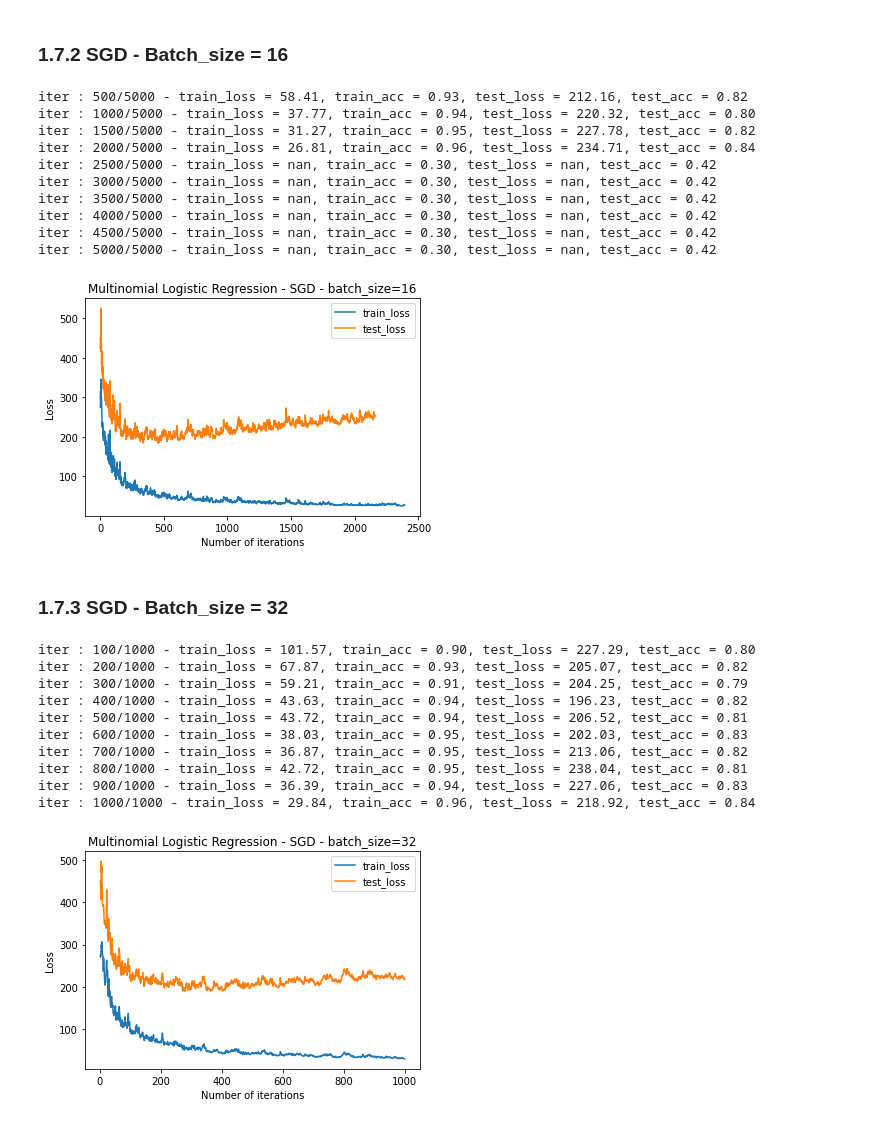
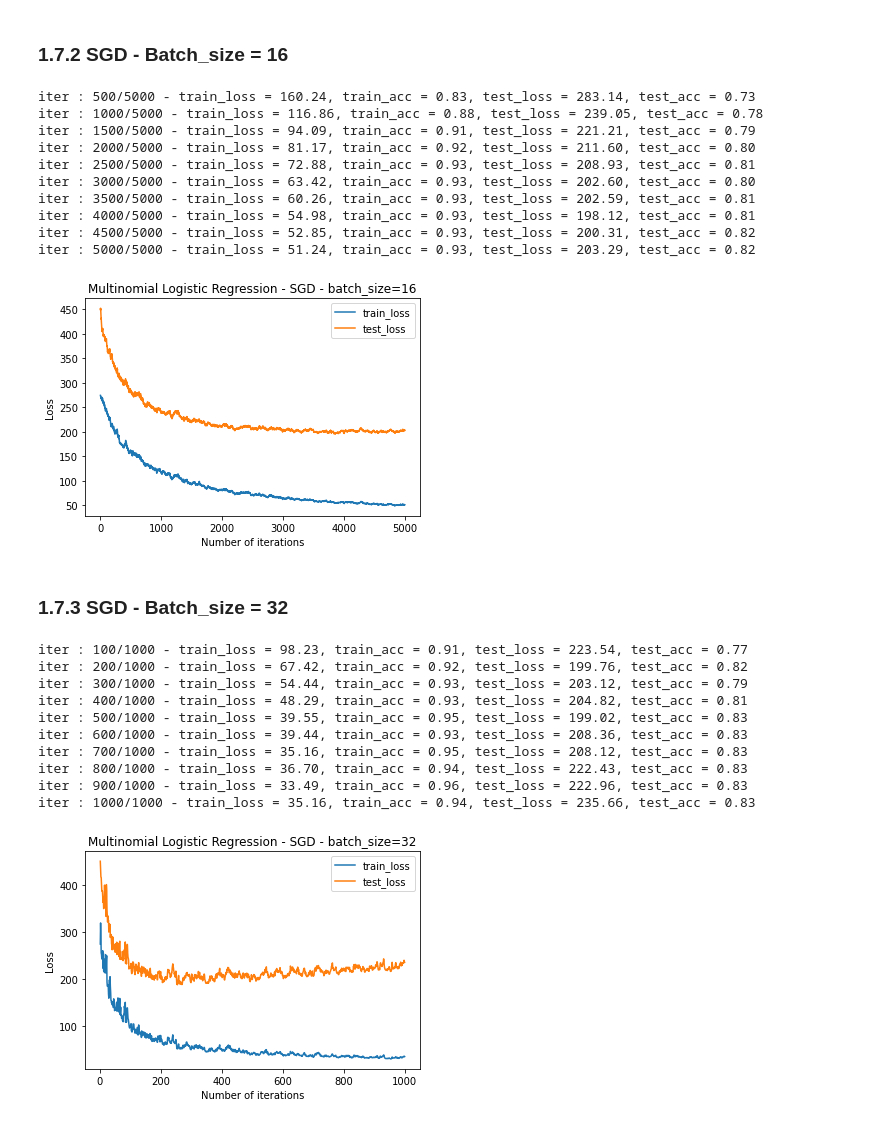
Before and after one commit to emarazz/siml_2019, a Jupyter notebook: H1/notebook.ipynb, the cells around one changed output. Drawn from its saved outputs; the diff is of its cells as text; code cells hidden in the pictures.

```diff
--- a/H1/notebook.ipynb
+++ b/H1/notebook.ipynb
@@ -17,7 +14,7 @@ test = np.genfromtxt('./data/testing.csv', delimiter=',')
 
 # Training data params
 n_classes = 4 # Number of classes
-n_features = 27 # Number of features
+n_features = train.shape[1]-1 # Number of features
 # %%
 # Divide the training data set
 x_train, x_test = train[:,1:], test[:,1:]
@@ -88,30 +120,30 @@ iter : 5000/5000 - train_loss = 60.87, train_acc = 0.93, test_loss = 196.04, tes
 ### 1.7.2 SGD - Batch_size = 16
 # %%
 max_iters = 5000 # Maximum number of iterations
-alpha = 0.001 # Learning rate
+alpha = 0.0001 # Learning rate
 theta_0 = np.zeros((n_features ,n_classes)) # Weights initialization
 batch_size = 16 # Batch size
 
 losses_train, losses_test, thetas = stochastic_gradient_descent(y_train, x_train, y_test, x_test, theta_0, max_iters, alpha, batch_size=batch_size, print_res_each=500)
 
 plt.plot(range(1,len(losses_train)+1), losses_train, label='train_loss')
 plt.plot(range(1,len(losses_test)+1), losses_test, label = 'test_loss')
 plt.xlabel('Number of iterations')
 plt.ylabel('Loss')
 plt.title('Multinomial Logistic Regression - SGD - batch_size={}'.format(batch_size))
 plt.legend();
 # %% [output]
-iter : 500/5000 - train_loss = 58.41, train_acc = 0.93, test_loss = 212.16, test_acc = 0.82
-iter : 1000/5000 - train_loss = 37.77, train_acc = 0.94, test_loss = 220.32, test_acc = 0.80
-iter : 1500/5000 - train_loss = 31.27, train_acc = 0.95, test_loss = 227.78, test_acc = 0.82
-iter : 2000/5000 - train_loss = 26.81, train_acc = 0.96, test_loss = 234.71, test_acc = 0.84
-iter : 2500/5000 - train_loss = nan, train_acc = 0.30, test_loss = nan, test_acc = 0.42
-iter : 3000/5000 - train_loss = nan, train_acc = 0.30, test_loss = nan, test_acc = 0.42
-iter : 3500/5000 - train_loss = nan, train_acc = 0.30, test_loss = nan, test_acc = 0.42
-iter : 4000/5000 - train_loss = nan, train_acc = 0.30, test_loss = nan, test_acc = 0.42
-iter : 4500/5000 - train_loss = nan, train_acc = 0.30, test_loss = nan, test_acc = 0.42
-iter : 5000/5000 - train_loss = nan, train_acc = 0.30, test_loss = nan, test_acc = 0.42
+iter : 500/5000 - train_loss = 160.24, train_acc = 0.83, test_loss = 283.14, test_acc = 0.73
+iter : 1000/5000 - train_loss = 116.86, train_acc = 0.88, test_loss = 239.05, test_acc = 0.78
+iter : 1500/5000 - train_loss = 94.09, train_acc = 0.91, test_loss = 221.21, test_acc = 0.79
+iter : 2000/5000 - train_loss = 81.17, train_acc = 0.92, test_loss = 211.60, test_acc = 0.80
+iter : 2500/5000 - train_loss = 72.88, train_acc = 0.93, test_loss = 208.93, test_acc = 0.81
+iter : 3000/5000 - train_loss = 63.42, train_acc = 0.93, test_loss = 202.60, test_acc = 0.80
+iter : 3500/5000 - train_loss = 60.26, train_acc = 0.93, test_loss = 202.59, test_acc = 0.81
+iter : 4000/5000 - train_loss = 54.98, train_acc = 0.93, test_loss = 198.12, test_acc = 0.81
+iter : 4500/5000 - train_loss = 52.85, train_acc = 0.93, test_loss = 200.31, test_acc = 0.82
+iter : 5000/5000 - train_loss = 51.24, train_acc = 0.93, test_loss = 203.29, test_acc = 0.82
-[figure, old version]
+[figure, new version]
 # %% [markdown]
 ### 1.7.3 SGD - Batch_size = 32
 # %%
@@ -129,14 +161,14 @@ plt.ylabel('Loss')
 plt.title('Multinomial Logistic Regression - SGD - batch_size={}'.format(batch_size))
 plt.legend();
 # %% [output]
-iter : 100/1000 - train_loss = 101.57, train_acc = 0.90, test_loss = 227.29, test_acc = 0.80
-iter : 200/1000 - train_loss = 67.87, train_acc = 0.93, test_loss = 205.07, test_acc = 0.82
-iter : 300/1000 - train_loss = 59.21, train_acc = 0.91, test_loss = 204.25, test_acc = 0.79
-iter : 400/1000 - train_loss = 43.63, train_acc = 0.94, test_loss = 196.23, test_acc = 0.82
-iter : 500/1000 - train_loss = 43.72, train_acc = 0.94, test_loss = 206.52, test_acc = 0.81
-iter : 600/1000 - train_loss = 38.03, train_acc = 0.95, test_loss = 202.03, test_acc = 0.83
-iter : 700/1000 - train_loss = 36.87, train_acc = 0.95, test_loss = 213.06, test_acc = 0.82
-iter : 800/1000 - train_loss = 42.72, train_acc = 0.95, test_loss = 238.04, test_acc = 0.81
-iter : 900/1000 - train_loss = 36.39, train_acc = 0.94, test_loss = 227.06, test_acc = 0.83
-iter : 1000/1000 - train_loss = 29.84, train_acc = 0.96, test_loss = 218.92, test_acc = 0.84
+iter : 100/1000 - train_loss = 98.23, train_acc = 0.91, test_loss = 223.54, test_acc = 0.77
+iter : 200/1000 - train_loss = 67.42, train_acc = 0.92, test_loss = 199.76, test_acc = 0.82
+iter : 300/1000 - train_loss = 54.44, train_acc = 0.93, test_loss = 203.12, test_acc = 0.79
+iter : 400/1000 - train_loss = 48.29, train_acc = 0.93, test_loss = 204.82, test_acc = 0.81
+iter : 500/1000 - train_loss = 39.55, train_acc = 0.95, test_loss = 199.02, test_acc = 0.83
+iter : 600/1000 - train_loss = 39.44, train_acc = 0.93, test_loss = 208.36, test_acc = 0.83
+iter : 700/1000 - train_loss = 35.16, train_acc = 0.95, test_loss = 208.12, test_acc = 0.83
+iter : 800/1000 - train_loss = 36.70, train_acc = 0.94, test_loss = 222.43, test_acc = 0.83
+iter : 900/1000 - train_loss = 33.49, train_acc = 0.96, test_loss = 222.96, test_acc = 0.83
+iter : 1000/1000 - train_loss = 35.16, train_acc = 0.94, test_loss = 235.66, test_acc = 0.83
-[figure, old version]
+[figure, new version]
```
Also changed, not shown: parts of 5 cells of this notebook, 2 other files.
